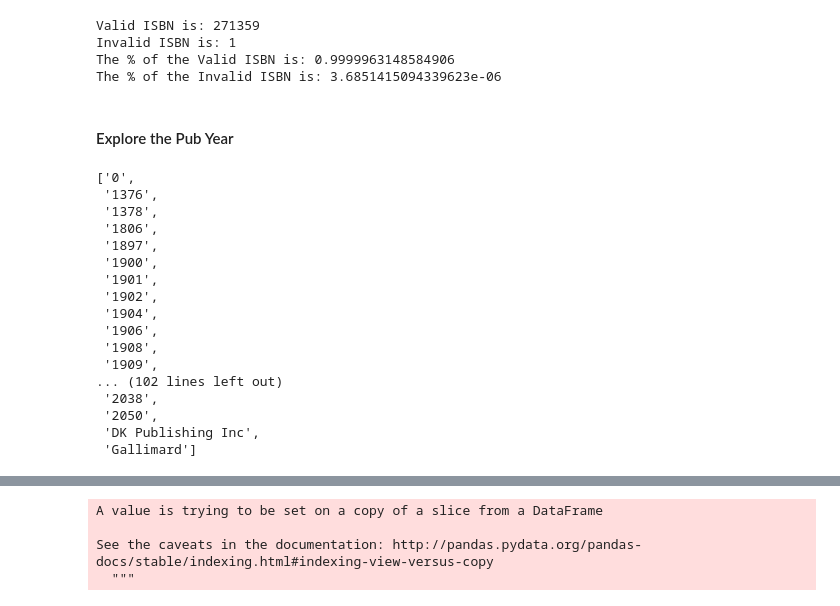
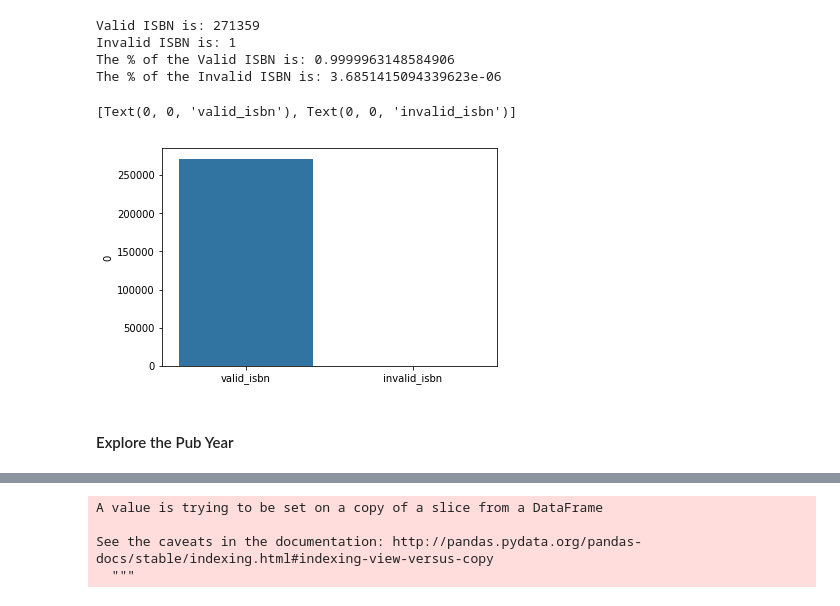
Before and after one commit to ohjho/recommendation_system, a Jupyter notebook: EDA.ipynb, the cells around one changed output, grey strips where cells are left out. Drawn from its saved outputs; the diff is of its cells as text; code cells hidden in the pictures.

```diff
--- a/EDA.ipynb
+++ b/EDA.ipynb
@@ -485,25 +270,13 @@ Valid ISBN is: 271359
 Invalid ISBN is: 1
 The % of the Valid ISBN is: 0.9999963148584906
 The % of the Invalid ISBN is: 3.6851415094339623e-06
+# %%
+isbn_ratio2 = np.array([valid_isbn2, invalid_isbn2], np.int32)
+df_isbn_ratio2 = pd.DataFrame(isbn_ratio2)
+ax2 = sns.barplot(x=df_isbn_ratio2.index, y=df_isbn_ratio2[0])
+ax2.set_xticklabels(labels=['valid_isbn', 'invalid_isbn'])
+# %% [output]
+[Text(0, 0, 'valid_isbn'), Text(0, 0, 'invalid_isbn')]
+[figure, added]
 # %% [markdown]
 #### Explore the Pub Year
-# %%
-sorted(df_books['pub_year'].astype(str).unique())
-# %% [output]
-['0',
- '1376',
- '1378',
- '1806',
- '1897',
- '1900',
- '1901',
- '1902',
- '1904',
- '1906',
- '1908',
- '1909',
-... (102 lines left out)
- '2038',
- '2050',
- 'DK Publishing Inc',
- 'Gallimard']
```
Also changed, not shown: parts of 101 cells of this notebook.
